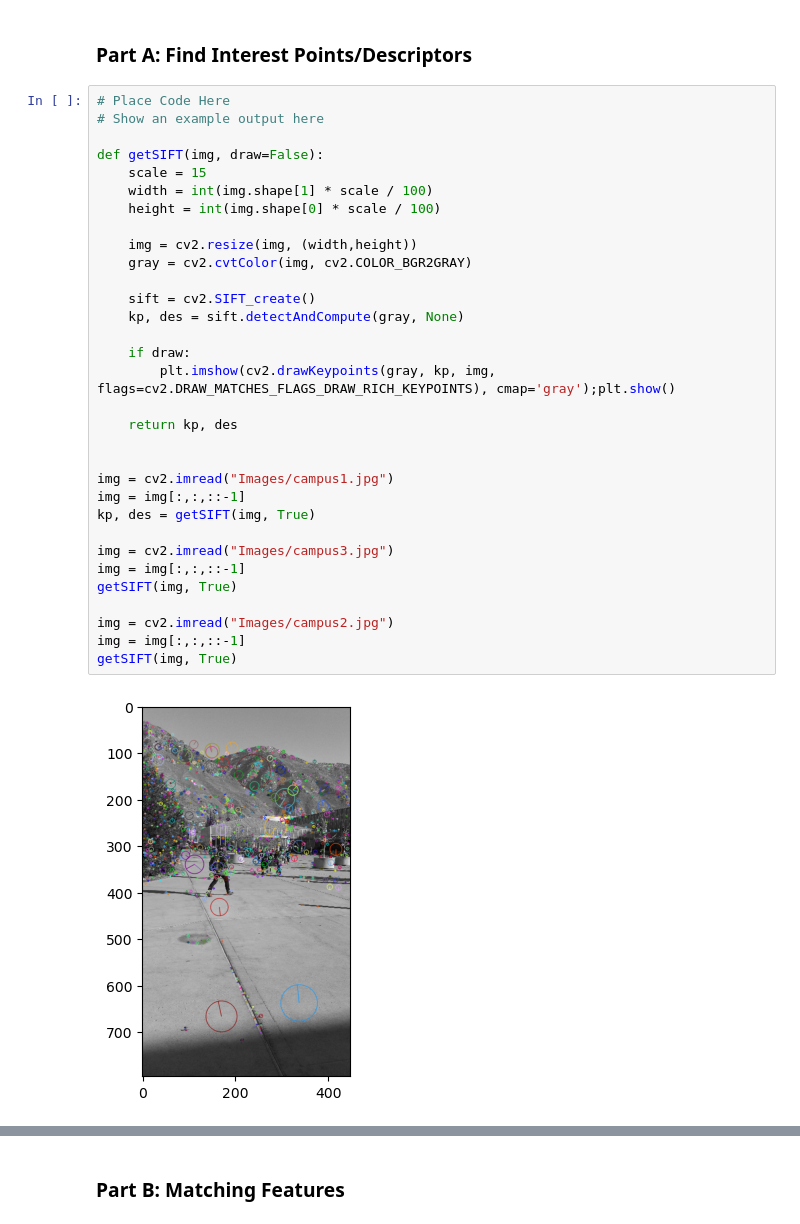
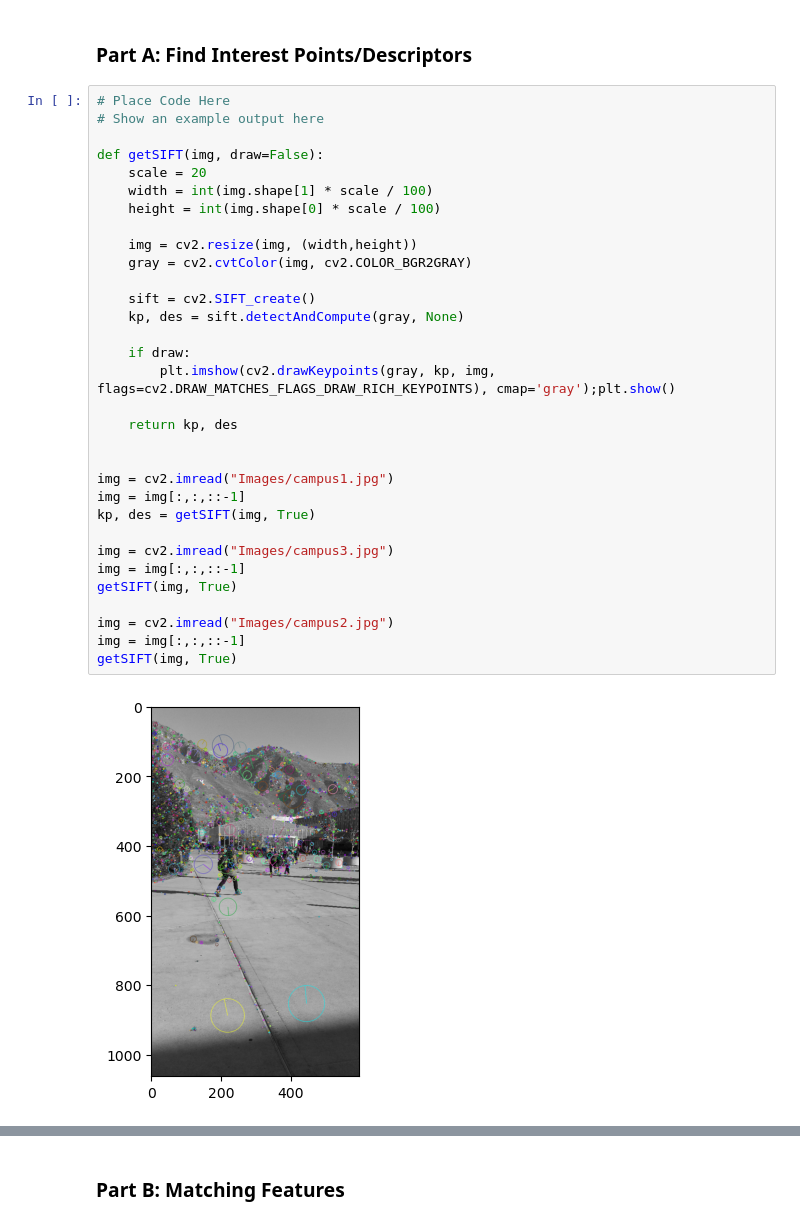
Before and after one commit to BrennanBertola/CS450, a Jupyter notebook: proj3-stitching/proj3-Panoramic-Mosaicing.ipynb, the cells around one changed output, grey strips where cells are left out. Saved outputs shown, nothing was run; the diff lists cells and outputs as text.

```diff
--- a/proj3-stitching/proj3-Panoramic-Mosaicing.ipynb
+++ b/proj3-stitching/proj3-Panoramic-Mosaicing.ipynb
@@ -92,32 +92,32 @@ import numpy as np
 # Show an example output here
 
 def getSIFT(img, draw=False):
-    scale = 15
+    scale = 20
     width = int(img.shape[1] * scale / 100)
     height = int(img.shape[0] * scale / 100)
 
     img = cv2.resize(img, (width,height))
     gray = cv2.cvtColor(img, cv2.COLOR_BGR2GRAY)
 
     sift = cv2.SIFT_create()
     kp, des = sift.detectAndCompute(gray, None)
 
     if draw:
         plt.imshow(cv2.drawKeypoints(gray, kp, img, flags=cv2.DRAW_MATCHES_FLAGS_DRAW_RICH_KEYPOINTS), cmap='gray');plt.show()
 
     return kp, des
 
 
 img = cv2.imread("Images/campus1.jpg")
 img = img[:,:,::-1]
 kp, des = getSIFT(img, True)
 
 img = cv2.imread("Images/campus3.jpg")
 img = img[:,:,::-1]
 getSIFT(img, True)
 
 img = cv2.imread("Images/campus2.jpg")
 img = img[:,:,::-1]
 getSIFT(img, True)
 # %% [output]
-[figure, old version]
+[figure, new version]
```
Also changed, not shown: parts of 1 cell of this notebook.
